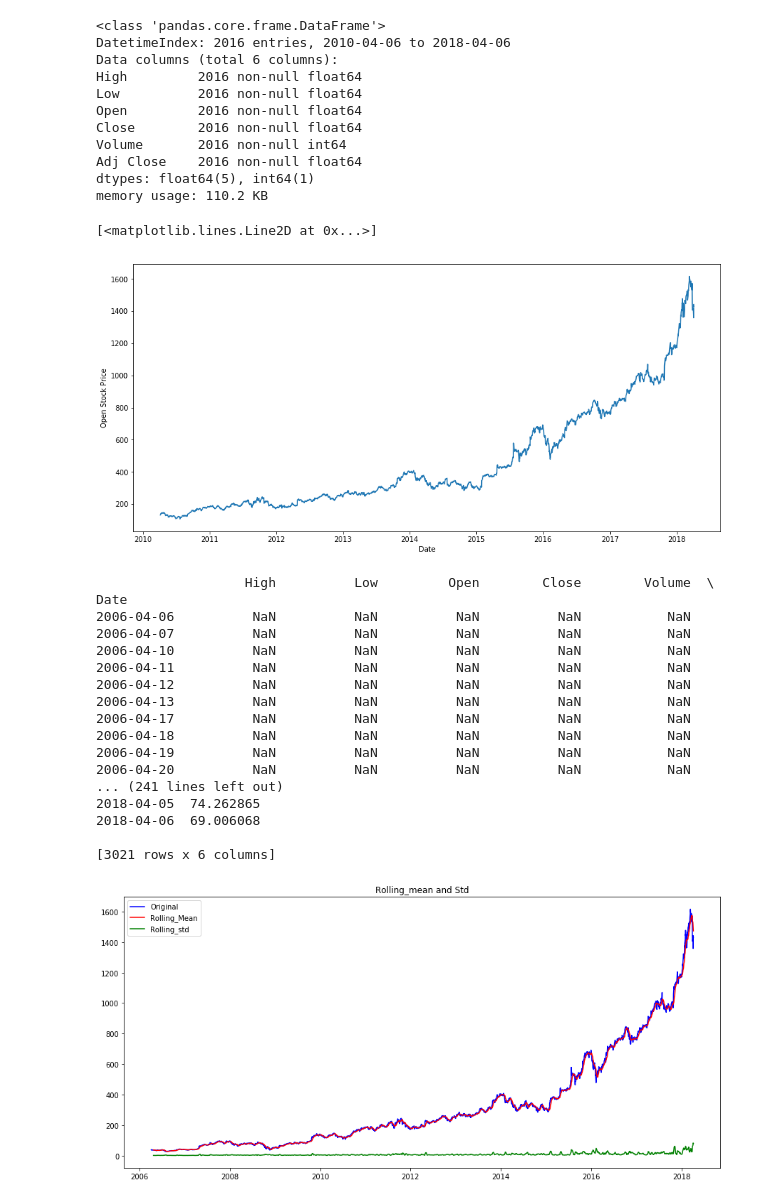
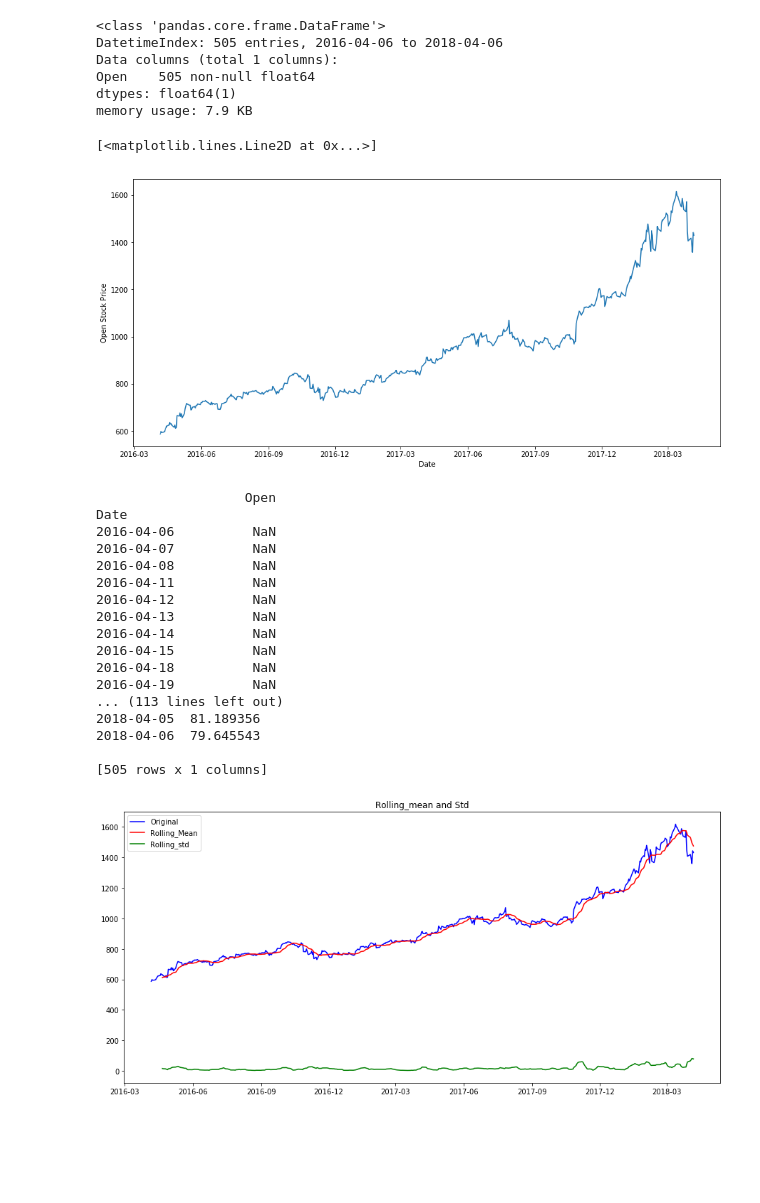
Before and after one commit to jasonrims/Time_series, a Jupyter notebook: Time_Series.ipynb, the cells around one changed output. Cells and saved outputs as stored; diff of their text form; code cells hidden in the pictures; blank space fills up the shorter version.

```diff
--- a/Time_Series.ipynb
+++ b/Time_Series.ipynb
@@ -9,7 +9,7 @@ from matplotlib.pyplot import rcParams
 rcParams['figure.figsize']=15,7
 # %%
 #Loading dataset
-amazon=web.DataReader('AMZN',data_source='yahoo',start='4/6/201',end='4/6/2018',)
+amazon=web.DataReader('AMZN',data_source='yahoo',start='4/6/2016',end='4/6/2018',)
 amazon.head()
 # %% [output]
 |  | High | Low | Open | Close | Volume | Adj Close |
@@ -22,59 +22,56 @@ amazon.head()
+# %%
+amazon.drop(columns=['High','Low','Close','Volume','Adj Close'],axis=1,inplace=True)
 # %%
 #inspecting table
 amazon.info()
 # %% [output]
 <class 'pandas.core.frame.DataFrame'>
-DatetimeIndex: 2016 entries, 2010-04-06 to 2018-04-06
-Data columns (total 6 columns):
-High         2016 non-null float64
-Low          2016 non-null float64
-Open         2016 non-null float64
-Close        2016 non-null float64
-Volume       2016 non-null int64
-Adj Close    2016 non-null float64
-dtypes: float64(5), int64(1)
-memory usage: 110.2 KB
+DatetimeIndex: 505 entries, 2016-04-06 to 2018-04-06
+Data columns (total 1 columns):
+Open    505 non-null float64
+dtypes: float64(1)
+memory usage: 7.9 KB
 # %%
 #plotting Open
 plt.xlabel('Date')
 plt.ylabel('Open Stock Price')
-plt.plot(amazon.Open)
+plt.plot(amazon)
 # %% [output]
 [<matplotlib.lines.Line2D at 0x...>]
-[figure, old version]
+[figure, new version]
 # %%
 #Checking rolling statistics
 rollmean=amazon.rolling(window=12).mean()
 rollstd=amazon.rolling(window=12).std()
 print(rollmean,rollstd)
 # %% [output]
-                   High          Low         Open        Close        Volume  \
+                   Open
 Date
-2006-04-06          NaN          NaN          NaN          NaN           NaN
-2006-04-07          NaN          NaN          NaN          NaN           NaN
-2006-04-10          NaN          NaN          NaN          NaN           NaN
-2006-04-11          NaN          NaN          NaN          NaN           NaN
-2006-04-12          NaN          NaN          NaN          NaN           NaN
-2006-04-13          NaN          NaN          NaN          NaN           NaN
-2006-04-17          NaN          NaN          NaN          NaN           NaN
-2006-04-18          NaN          NaN          NaN          NaN           NaN
-2006-04-19          NaN          NaN          NaN          NaN           NaN
-2006-04-20          NaN          NaN          NaN          NaN           NaN
-... (241 lines left out)
-2018-04-05  74.262865
-2018-04-06  69.006068
+2016-04-06          NaN
+2016-04-07          NaN
+2016-04-08          NaN
+2016-04-11          NaN
+2016-04-12          NaN
+2016-04-13          NaN
+2016-04-14          NaN
+2016-04-15          NaN
+2016-04-18          NaN
+2016-04-19          NaN
+... (113 lines left out)
+2018-04-05  81.189356
+2018-04-06  79.645543
 
-[3021 rows x 6 columns]
+[505 rows x 1 columns]
 # %%
 #plottin rolling data
-original=plt.plot(amazon.Open,color='blue',label='Original')
-rollig_mean=plt.plot(rollmean.Open,color='red',label='Rolling_Mean')
-std=plt.plot(rollstd.Open,color='green',label='Rolling_std')
+original=plt.plot(amazon,color='blue',label='Original')
+rollig_mean=plt.plot(rollmean,color='red',label='Rolling_Mean')
+std=plt.plot(rollstd,color='green',label='Rolling_std')
 plt.legend(loc='best')
 plt.title('Rolling_mean and Std')
 plt.show()
 # %% [output]
-[figure, old version]
+[figure, new version]
 # %%
 #Using Adfuller test to check for stationarity  of data
 from statsmodels.tsa.stattools import adfuller
```
Also changed, not shown: parts of 12 cells of this notebook.
